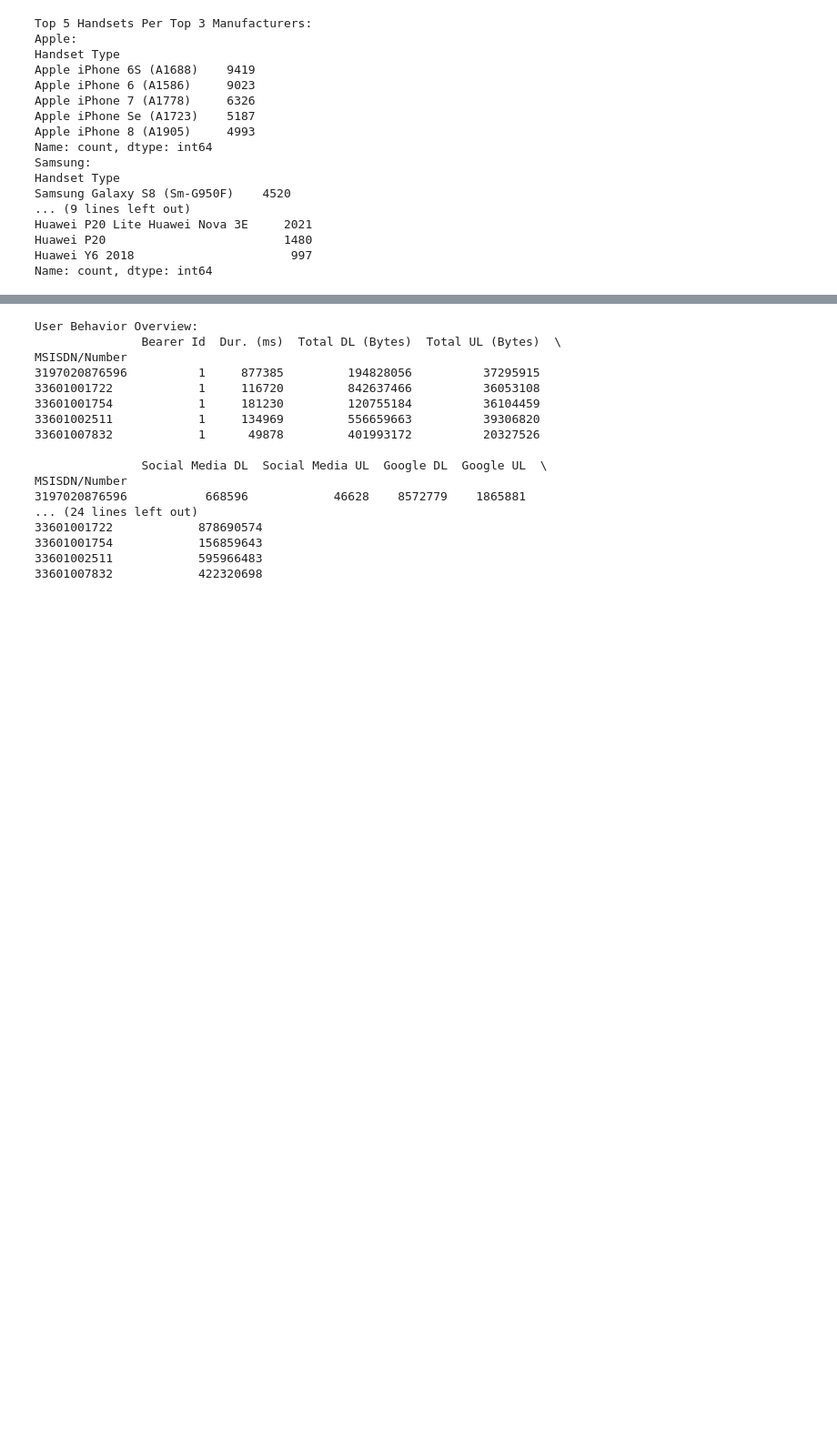
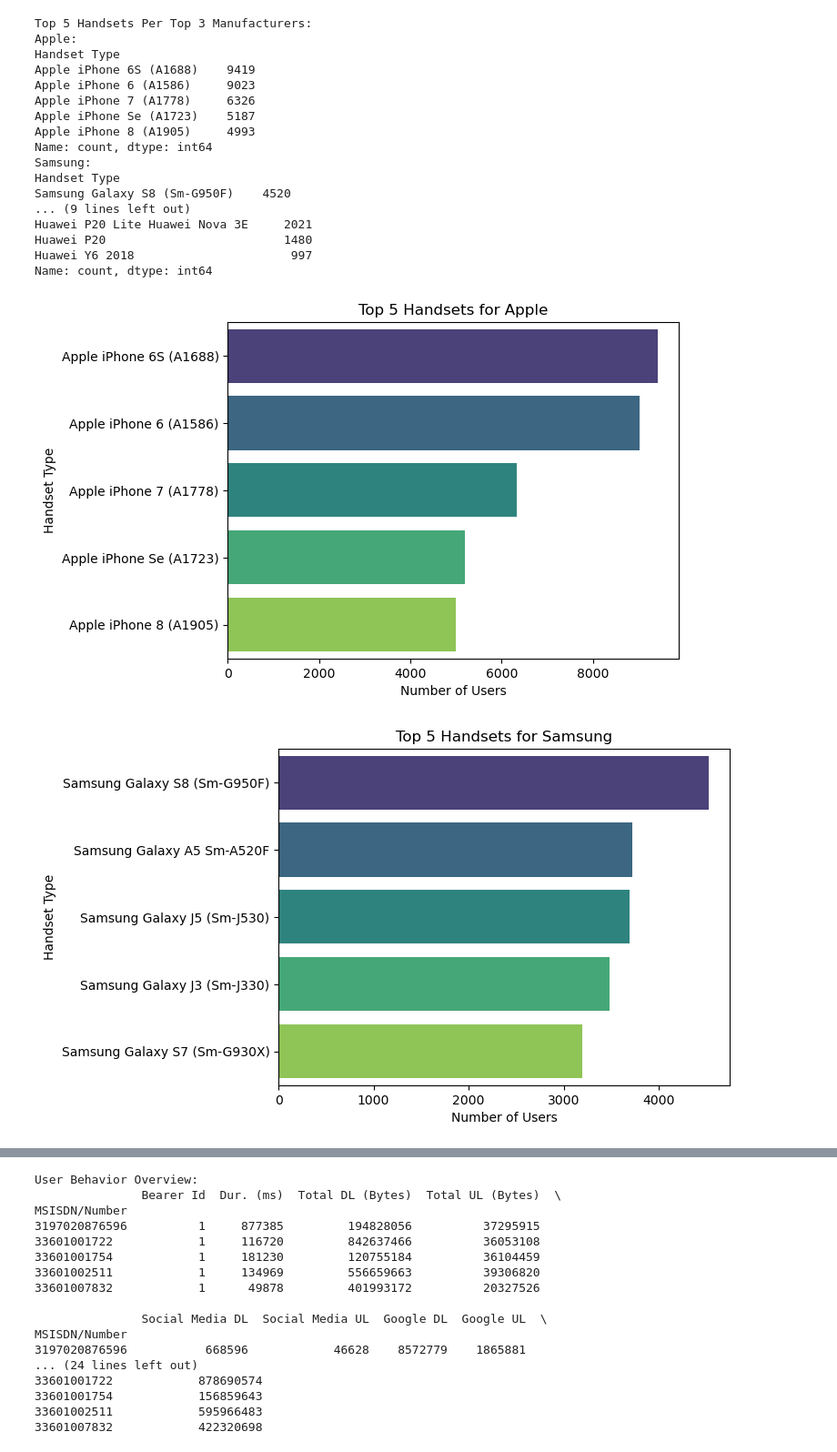
Before and after one commit to Tewodros01/10academy_Week2_Challenges, a Jupyter notebook: notebooks/10Academy_Week2_Task_1.ipynb, the cells around one changed output, grey strips where cells are left out. Shown: that part at 91% size. Cells and saved outputs as stored; diff of their text form; code cells hidden in the pictures; blank space fills up the shorter version.

```diff
--- a/notebooks/10Academy_Week2_Task_1.ipynb
+++ b/notebooks/10Academy_Week2_Task_1.ipynb
@@ -172,3 +172,18 @@ Huawei P20 Lite Huawei Nova 3E     2021
 Huawei P20                         1480
 Huawei Y6 2018                      997
 Name: count, dtype: int64
+# %%
+# Bar plots for each of the top 3 manufacturers' top 5 handsets
+manufacturers = top_5_per_manufacturer.keys()
+
+for manufacturer in manufacturers:
+    sns.barplot(x=top_5_per_manufacturer[manufacturer].values,
+                y=top_5_per_manufacturer[manufacturer].index,
+                palette='viridis')
+    plt.xlabel('Number of Users')
+    plt.ylabel('Handset Type')
+    plt.title(f'Top 5 Handsets for {manufacturer}')
+    plt.show()
+# %% [output]
+[figure, added]
+[figure, added]
```
Also changed, not shown: parts of 1 cell of this notebook, 1 other file.
